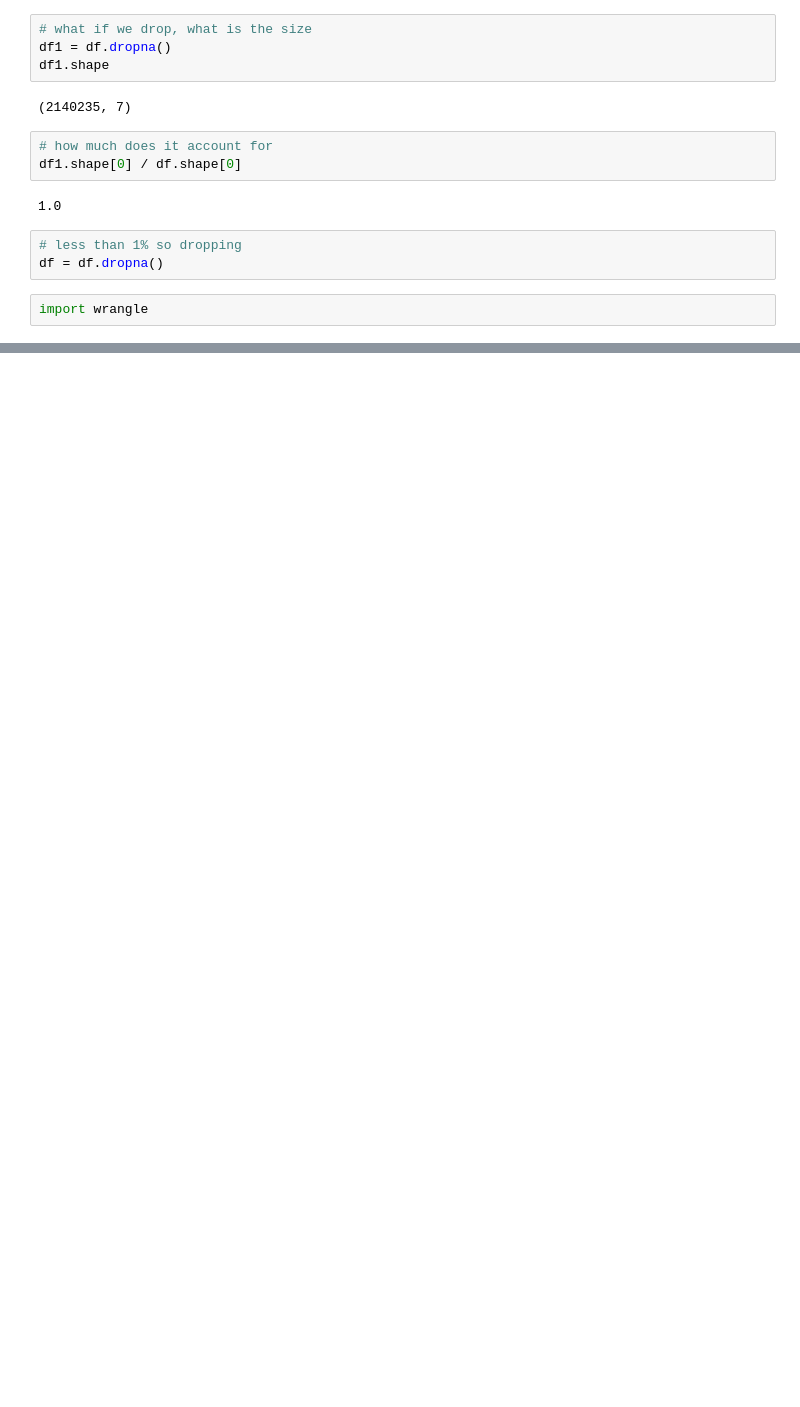
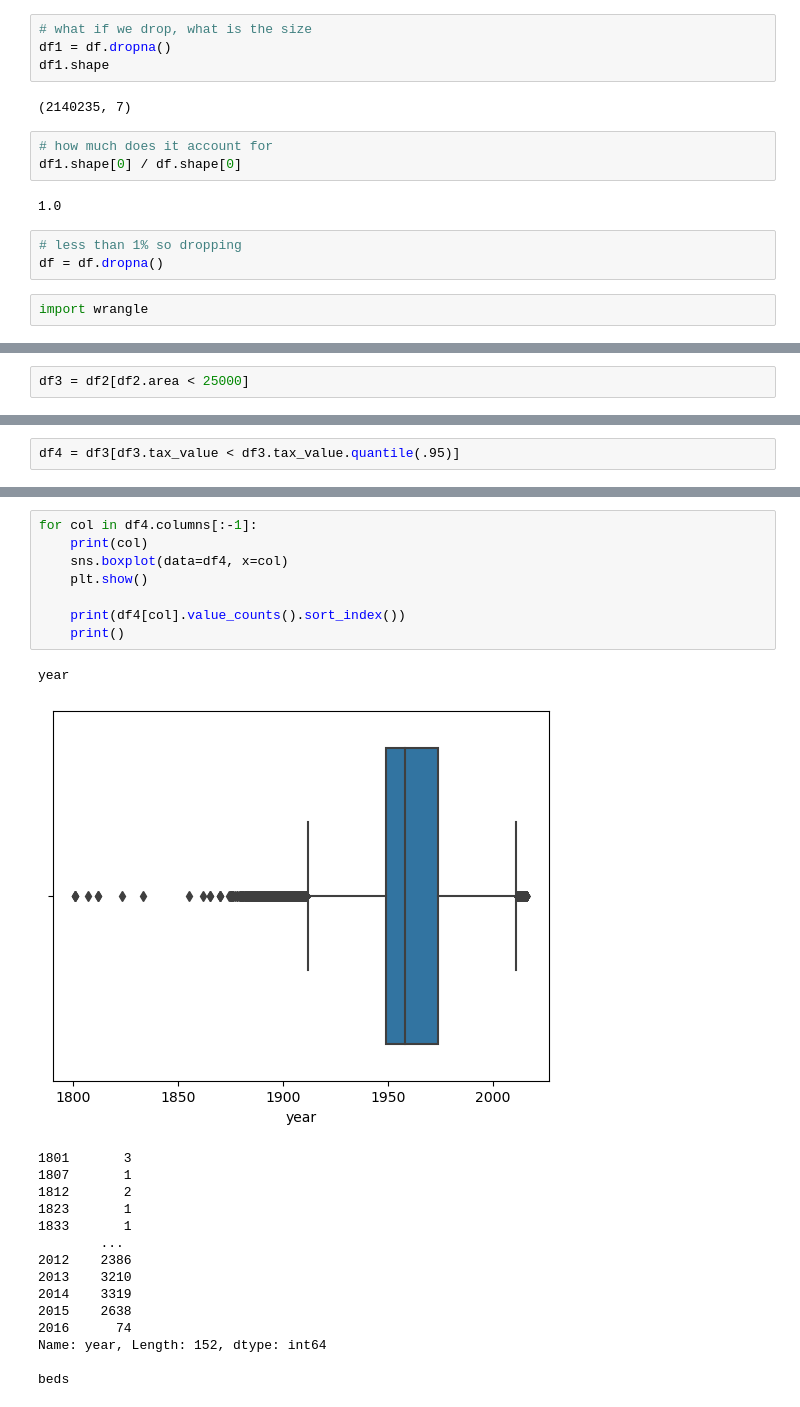
Before and after one commit to tkephart96/regression-exercises, a Jupyter notebook: wrangle.ipynb, the cells around one changed output, grey strips where cells are left out. Saved outputs shown, nothing was run; the diff lists cells and outputs as text; blank space fills up the shorter version.

```diff
--- a/wrangle.ipynb
+++ b/wrangle.ipynb
@@ -203,0 +223,2 @@ Name: sqft, Length: 100, dtype: int64
+# %%
+df3 = df2[df2.area < 25000]
@@ -203,0 +241,2 @@ Name: sqft, Length: 100, dtype: int64
+# %%
+df4 = df3[df3.tax_value < df3.tax_value.quantile(.95)]
@@ -203,0 +259,25 @@ Name: sqft, Length: 100, dtype: int64
+# %%
+for col in df4.columns[:-1]:
+    print(col)
+    sns.boxplot(data=df4, x=col)
+    plt.show()
+
+    print(df4[col].value_counts().sort_index())
+    print()
+# %% [output]
+year
+[figure, added]
+1801       3
+1807       1
+1812       2
+1823       1
+1833       1
+        ...
+2012    2386
+2013    3210
+2014    3319
+2015    2638
+2016      74
+Name: year, Length: 152, dtype: int64
+
+beds
```
Also changed, not shown: parts of 14 cells of this notebook, 2 other files.
